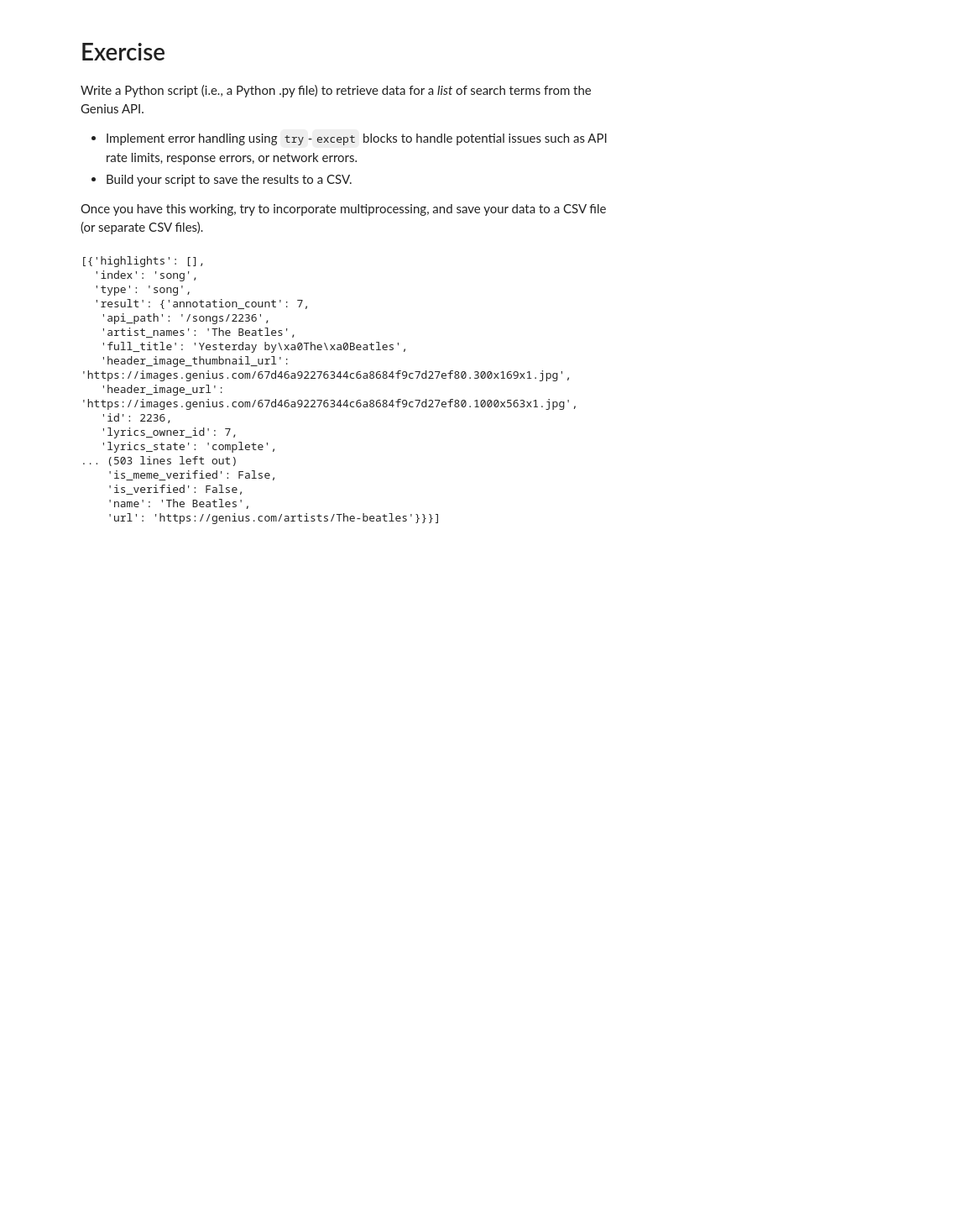
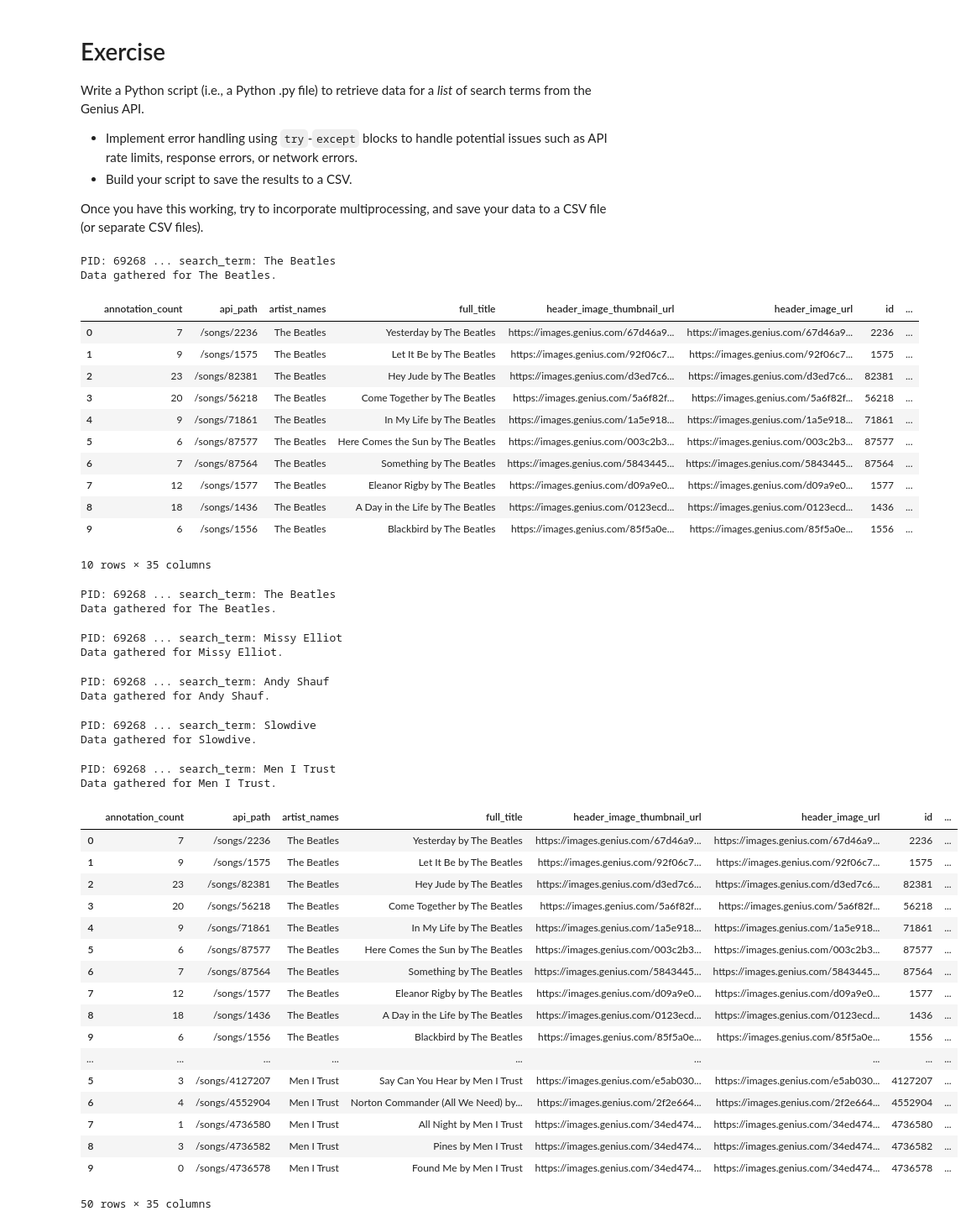
Before and after one commit to yavilarobledo/i501-labs, a Jupyter notebook: lab_05-2.ipynb, the cells around one changed output. Shown at 84% size. Cells and saved outputs as stored; diff of their text form; code cells hidden in the pictures; blank space fills up the shorter version.

Commit message:
update lab 5 and genius api

```diff
--- a/lab_05-2.ipynb
+++ b/lab_05-2.ipynb
@@ -497,22 +497,57 @@ Once you have this working, try to incorporate multiprocessing, and save your da
 # %%
 from genius_api import genius, genius_to_df, genius_to_dfs
 # %%
-genius("The Beatles")
+df = genius_to_df("The Beatles")
+df
 # %% [output]
-[{'highlights': [],
-  'index': 'song',
-  'type': 'song',
-  'result': {'annotation_count': 7,
-   'api_path': '/songs/2236',
-   'artist_names': 'The Beatles',
-   'full_title': 'Yesterday by\xa0The\xa0Beatles',
-   'header_image_thumbnail_url': 'https://images.genius.com/67d46a92276344c6a8684f9c7d27ef80.300x169x1.jpg',
-   'header_image_url': 'https://images.genius.com/67d46a92276344c6a8684f9c7d27ef80.1000x563x1.jpg',
-   'id': 2236,
-   'lyrics_owner_id': 7,
-   'lyrics_state': 'complete',
-... (503 lines left out)
-    'is_meme_verified': False,
-    'is_verified': False,
-    'name': 'The Beatles',
-    'url': 'https://genius.com/artists/The-beatles'}}}]
+PID: 69268 ... search_term: The Beatles
+Data gathered for The Beatles.
+|  | annotation_count | api_path | artist_names | full_title | header_image_thumbnail_url | header_image_url | id | ... |
+| 0 | 7 | /songs/2236 | The Beatles | Yesterday by The Beatles | https://images.genius.com/67d46a9... | https://images.genius.com/67d46a9... | 2236 | ... |
+| 1 | 9 | /songs/1575 | The Beatles | Let It Be by The Beatles | https://images.genius.com/92f06c7... | https://images.genius.com/92f06c7... | 1575 | ... |
+| 2 | 23 | /songs/82381 | The Beatles | Hey Jude by The Beatles | https://images.genius.com/d3ed7c6... | https://images.genius.com/d3ed7c6... | 82381 | ... |
+| 3 | 20 | /songs/56218 | The Beatles | Come Together by The Beatles | https://images.genius.com/5a6f82f... | https://images.genius.com/5a6f82f... | 56218 | ... |
+| 4 | 9 | /songs/71861 | The Beatles | In My Life by The Beatles | https://images.genius.com/1a5e918... | https://images.genius.com/1a5e918... | 71861 | ... |
+| 5 | 6 | /songs/87577 | The Beatles | Here Comes the Sun by The Beatles | https://images.genius.com/003c2b3... | https://images.genius.com/003c2b3... | 87577 | ... |
+| 6 | 7 | /songs/87564 | The Beatles | Something by The Beatles | https://images.genius.com/5843445... | https://images.genius.com/5843445... | 87564 | ... |
+| 7 | 12 | /songs/1577 | The Beatles | Eleanor Rigby by The Beatles | https://images.genius.com/d09a9e0... | https://images.genius.com/d09a9e0... | 1577 | ... |
+| 8 | 18 | /songs/1436 | The Beatles | A Day in the Life by The Beatles | https://images.genius.com/0123ecd... | https://images.genius.com/0123ecd... | 1436 | ... |
+| 9 | 6 | /songs/1556 | The Beatles | Blackbird by The Beatles | https://images.genius.com/85f5a0e... | https://images.genius.com/85f5a0e... | 1556 | ... |
+10 rows × 35 columns
+# %%
+search_terms = ['The Beatles',
+                    'Missy Elliot',
+                    'Andy Shauf',
+                    'Slowdive',
+                    'Men I Trust']
+df=genius_to_dfs(search_terms)
+df
+# %% [output]
+PID: 69268 ... search_term: The Beatles
+Data gathered for The Beatles.
+PID: 69268 ... search_term: Missy Elliot
+Data gathered for Missy Elliot.
+PID: 69268 ... search_term: Andy Shauf
+Data gathered for Andy Shauf.
+PID: 69268 ... search_term: Slowdive
+Data gathered for Slowdive.
+PID: 69268 ... search_term: Men I Trust
+Data gathered for Men I Trust.
+|  | annotation_count | api_path | artist_names | full_title | header_image_thumbnail_url | header_image_url | id | ... |
+| 0 | 7 | /songs/2236 | The Beatles | Yesterday by The Beatles | https://images.genius.com/67d46a9... | https://images.genius.com/67d46a9... | 2236 | ... |
+| 1 | 9 | /songs/1575 | The Beatles | Let It Be by The Beatles | https://images.genius.com/92f06c7... | https://images.genius.com/92f06c7... | 1575 | ... |
+| 2 | 23 | /songs/82381 | The Beatles | Hey Jude by The Beatles | https://images.genius.com/d3ed7c6... | https://images.genius.com/d3ed7c6... | 82381 | ... |
+| 3 | 20 | /songs/56218 | The Beatles | Come Together by The Beatles | https://images.genius.com/5a6f82f... | https://images.genius.com/5a6f82f... | 56218 | ... |
+| 4 | 9 | /songs/71861 | The Beatles | In My Life by The Beatles | https://images.genius.com/1a5e918... | https://images.genius.com/1a5e918... | 71861 | ... |
+| 5 | 6 | /songs/87577 | The Beatles | Here Comes the Sun by The Beatles | https://images.genius.com/003c2b3... | https://images.genius.com/003c2b3... | 87577 | ... |
+| 6 | 7 | /songs/87564 | The Beatles | Something by The Beatles | https://images.genius.com/5843445... | https://images.genius.com/5843445... | 87564 | ... |
+| 7 | 12 | /songs/1577 | The Beatles | Eleanor Rigby by The Beatles | https://images.genius.com/d09a9e0... | https://images.genius.com/d09a9e0... | 1577 | ... |
+| 8 | 18 | /songs/1436 | The Beatles | A Day in the Life by The Beatles | https://images.genius.com/0123ecd... | https://images.genius.com/0123ecd... | 1436 | ... |
+| 9 | 6 | /songs/1556 | The Beatles | Blackbird by The Beatles | https://images.genius.com/85f5a0e... | https://images.genius.com/85f5a0e... | 1556 | ... |
+| ... | ... | ... | ... | ... | ... | ... | ... | ... |
+| 5 | 3 | /songs/4127207 | Men I Trust | Say Can You Hear by Men I Trust | https://images.genius.com/e5ab030... | https://images.genius.com/e5ab030... | 4127207 | ... |
+| 6 | 4 | /songs/4552904 | Men I Trust | Norton Commander (All We Need) by... | https://images.genius.com/2f2e664... | https://images.genius.com/2f2e664... | 4552904 | ... |
+| 7 | 1 | /songs/4736580 | Men I Trust | All Night by Men I Trust | https://images.genius.com/34ed474... | https://images.genius.com/34ed474... | 4736580 | ... |
+| 8 | 3 | /songs/4736582 | Men I Trust | Pines by Men I Trust | https://images.genius.com/34ed474... | https://images.genius.com/34ed474... | 4736582 | ... |
+| 9 | 0 | /songs/4736578 | Men I Trust | Found Me by Men I Trust | https://images.genius.com/34ed474... | https://images.genius.com/34ed474... | 4736578 | ... |
+50 rows × 35 columns
```
Also changed, not shown: 1 other file.
